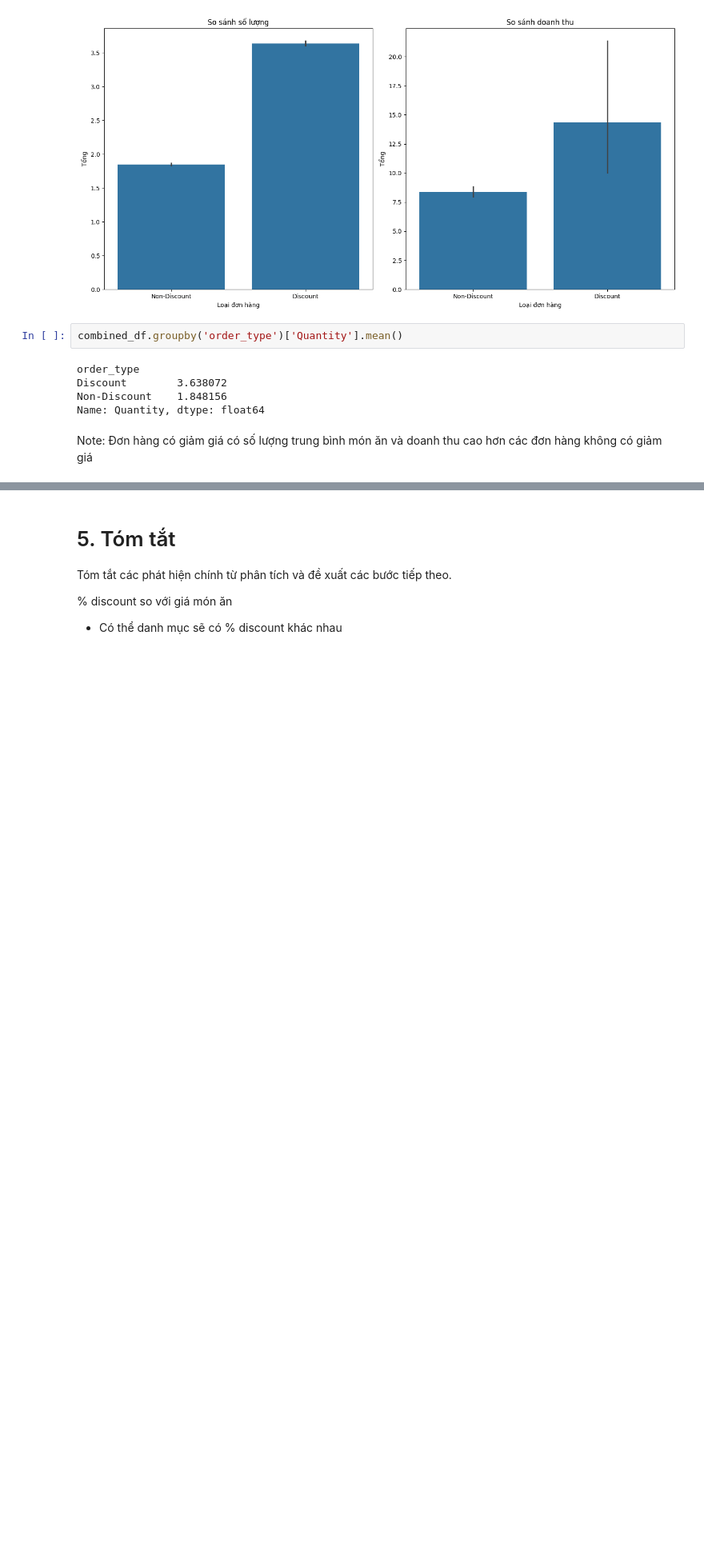
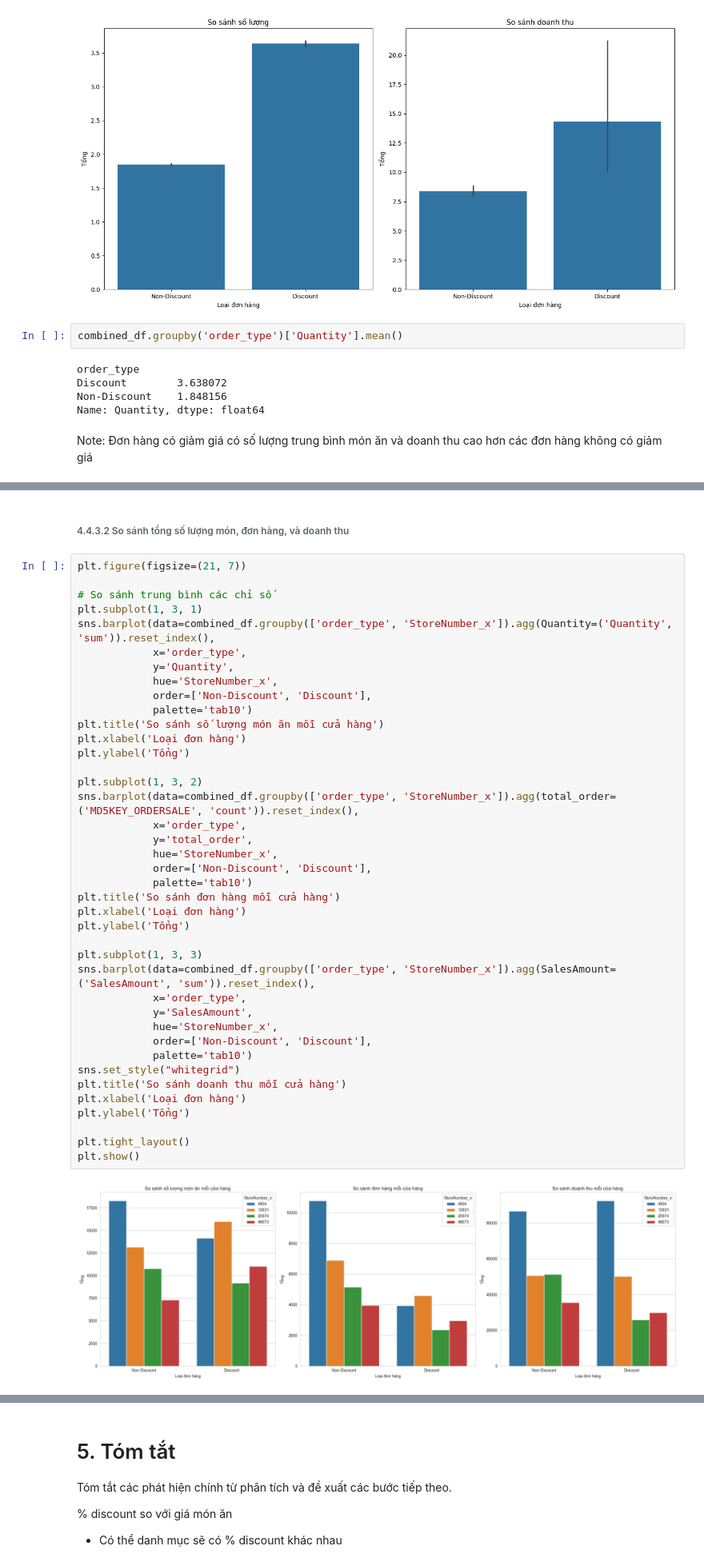
Before and after one commit to isharedigital/finalproject_data-science, a Jupyter notebook: notebooks/final/analysis/01_revenue_analysis.ipynb, the cells around one changed output, grey strips where cells are left out. Shown at 80% size. Cells and saved outputs as stored; diff of their text form; blank space fills up the shorter version.

```diff
--- a/notebooks/final/analysis/01_revenue_analysis.ipynb
+++ b/notebooks/final/analysis/01_revenue_analysis.ipynb
@@ -1231,0 +1296,44 @@ Note: Đơn hàng có giảm giá có số lượng trung bình món ăn và doa
+# %% [markdown]
+###### 4.4.3.2 So sánh tổng số lượng món, đơn hàng, và doanh thu
+# %%
+plt.figure(figsize=(21, 7))
+
+# So sánh trung bình các chỉ số
+plt.subplot(1, 3, 1)
+sns.barplot(data=combined_df.groupby(['order_type', 'StoreNumber_x']).agg(Quantity=('Quantity', 'sum')).reset_index(),
+            x='order_type',
+            y='Quantity',
+            hue='StoreNumber_x',
+            order=['Non-Discount', 'Discount'],
+            palette='tab10')
+plt.title('So sánh số lượng món ăn mỗi cửa hàng')
+plt.xlabel('Loại đơn hàng')
+plt.ylabel('Tổng')
+
+plt.subplot(1, 3, 2)
+sns.barplot(data=combined_df.groupby(['order_type', 'StoreNumber_x']).agg(total_order=('MD5KEY_ORDERSALE', 'count')).reset_index(),
+            x='order_type',
+            y='total_order',
+            hue='StoreNumber_x',
+            order=['Non-Discount', 'Discount'],
+            palette='tab10')
+plt.title('So sánh đơn hàng mỗi cửa hàng')
+plt.xlabel('Loại đơn hàng')
+plt.ylabel('Tổng')
+
+plt.subplot(1, 3, 3)
+sns.barplot(data=combined_df.groupby(['order_type', 'StoreNumber_x']).agg(SalesAmount=('SalesAmount', 'sum')).reset_index(),
+            x='order_type',
+            y='SalesAmount',
+            hue='StoreNumber_x',
+            order=['Non-Discount', 'Discount'],
+            palette='tab10')
+sns.set_style("whitegrid")
+plt.title('So sánh doanh thu mỗi cửa hàng')
+plt.xlabel('Loại đơn hàng')
+plt.ylabel('Tổng')
+
+plt.tight_layout()
+plt.show()
+# %% [output]
+[figure, added]
```
Also changed, not shown: parts of 12 cells of this notebook.
